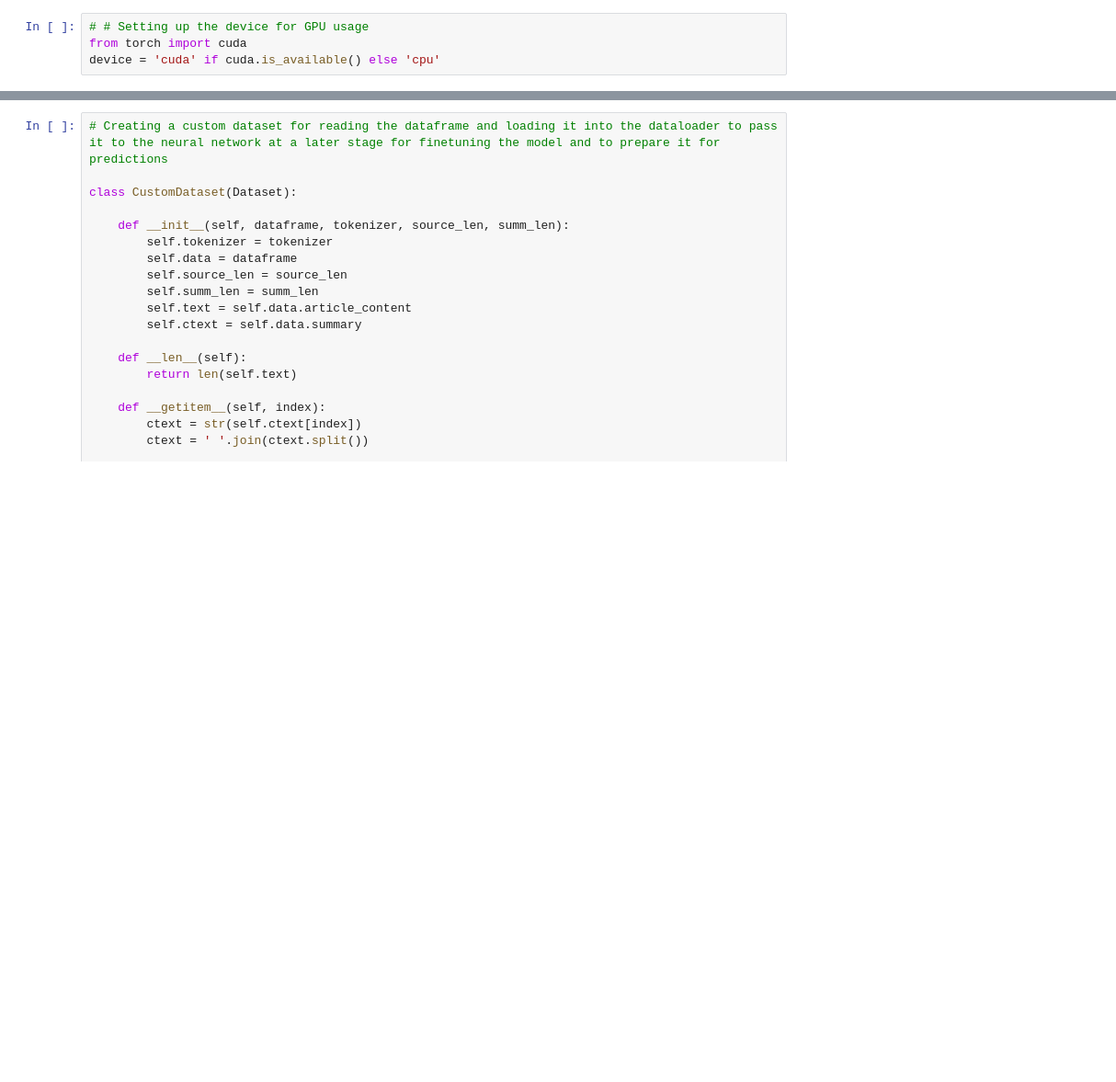
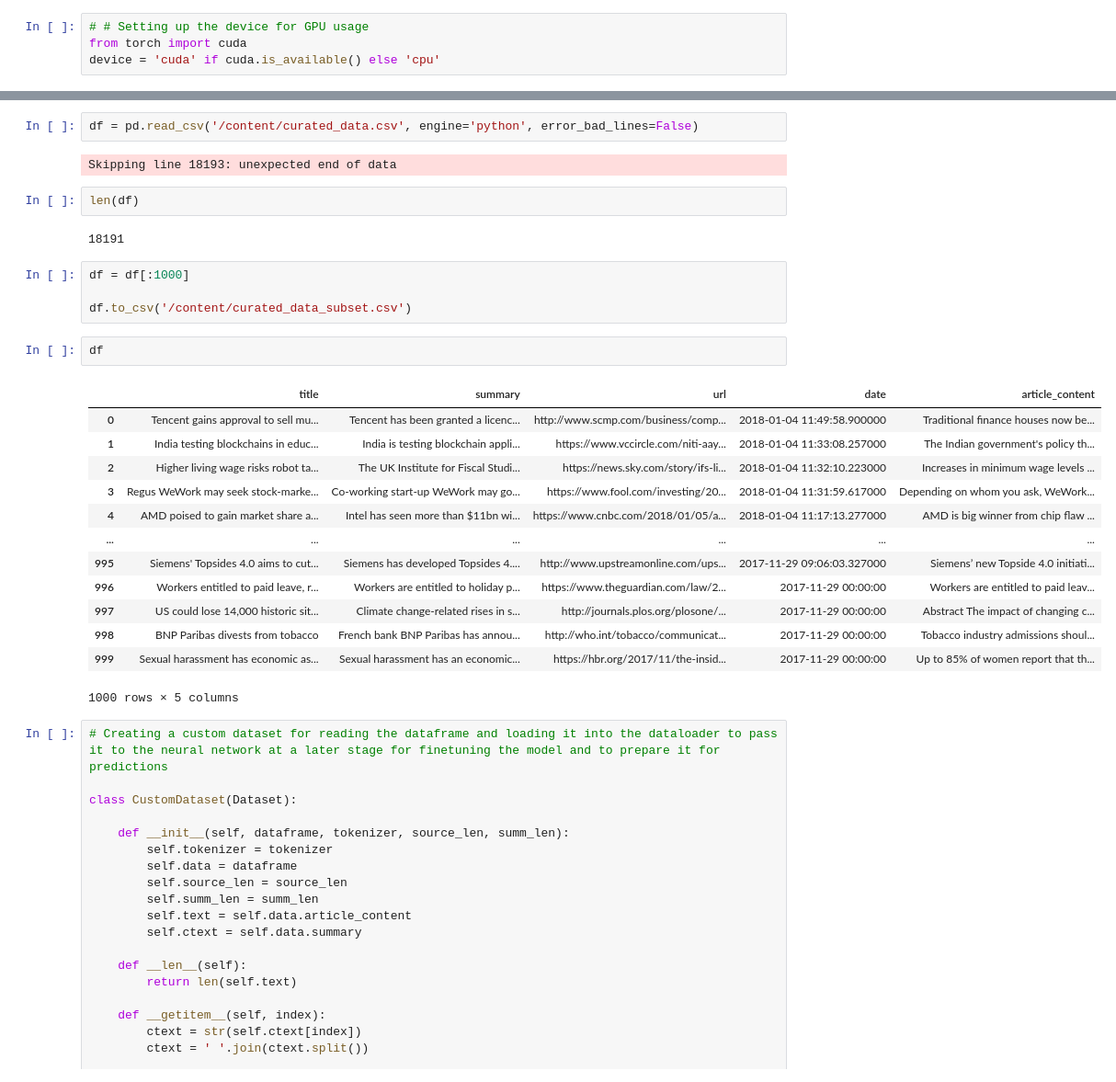
Before and after one commit to pradeeppariyar/text_summarization, a Jupyter notebook: notebooks/AbstractiveSummarization.ipynb, the cells around one changed output, grey strips where cells are left out. Shown at 92% size. Drawn from its saved outputs; the diff is of its cells as text; blank space fills up the shorter version.

```diff
--- a/notebooks/AbstractiveSummarization.ipynb
+++ b/notebooks/AbstractiveSummarization.ipynb
@@ -588,6 +605,34 @@ Dataset and Dataloader are constructs of the PyTorch library for defining and co
 - Dataloader is used to for creating training and validation dataloader that load data to the neural network in a defined manner. This is needed because all the data from the dataset cannot be loaded to the memory at once, hence the amount of data loaded to the memory and then passed to the neural network needs to be controlled.
 - This control is achieved using the parameters such as `batch_size` and `max_len`.
 - Training and Validation dataloaders are used in the training and validation part of the flow respectively
+# %%
+df = pd.read_csv('/content/curated_data.csv', engine='python', error_bad_lines=False)
+# %% [output]
+Skipping line 18193: unexpected end of data
+# %%
+len(df)
+# %% [output]
+18191
+# %%
+df = df[:1000]
+
+df.to_csv('/content/curated_data_subset.csv')
+# %%
+df
+# %% [output]
+|  | title | summary | url | date | article_content |
+| 0 | Tencent gains approval to sell mu... | Tencent has been granted a licenc... | http://www.scmp.com/business/comp... | 2018-01-04 11:49:58.900000 | Traditional finance houses now be... |
+| 1 | India testing blockchains in educ... | India is testing blockchain appli... | https://www.vccircle.com/niti-aay... | 2018-01-04 11:33:08.257000 | The Indian government's policy th... |
+| 2 | Higher living wage risks robot ta... | The UK Institute for Fiscal Studi... | https://news.sky.com/story/ifs-li... | 2018-01-04 11:32:10.223000 | Increases in minimum wage levels ... |
+| 3 | Regus WeWork may seek stock-marke... | Co-working start-up WeWork may go... | https://www.fool.com/investing/20... | 2018-01-04 11:31:59.617000 | Depending on whom you ask, WeWork... |
+| 4 | AMD poised to gain market share a... | Intel has seen more than $11bn wi... | https://www.cnbc.com/2018/01/05/a... | 2018-01-04 11:17:13.277000 | AMD is big winner from chip flaw ... |
+| ... | ... | ... | ... | ... | ... |
+| 995 | Siemens' Topsides 4.0 aims to cut... | Siemens has developed Topsides 4.... | http://www.upstreamonline.com/ups... | 2017-11-29 09:06:03.327000 | Siemens’ new Topside 4.0 initiati... |
+| 996 | Workers entitled to paid leave, r... | Workers are entitled to holiday p... | https://www.theguardian.com/law/2... | 2017-11-29 00:00:00 | Workers are entitled to paid leav... |
+| 997 | US could lose 14,000 historic sit... | Climate change-related rises in s... | http://journals.plos.org/plosone/... | 2017-11-29 00:00:00 | Abstract The impact of changing c... |
+| 998 | BNP Paribas divests from tobacco | French bank BNP Paribas has annou... | http://who.int/tobacco/communicat... | 2017-11-29 00:00:00 | Tobacco industry admissions shoul... |
+| 999 | Sexual harassment has economic as... | Sexual harassment has an economic... | https://hbr.org/2017/11/the-insid... | 2017-11-29 00:00:00 | Up to 85% of women report that th... |
+1000 rows × 5 columns
 # %%
 # Creating a custom dataset for reading the dataframe and loading it into the dataloader to pass it to the neural network at a later stage for finetuning the model and to prepare it for predictions
 
```
Also changed, not shown: parts of 14 cells of this notebook, 1 other file.
